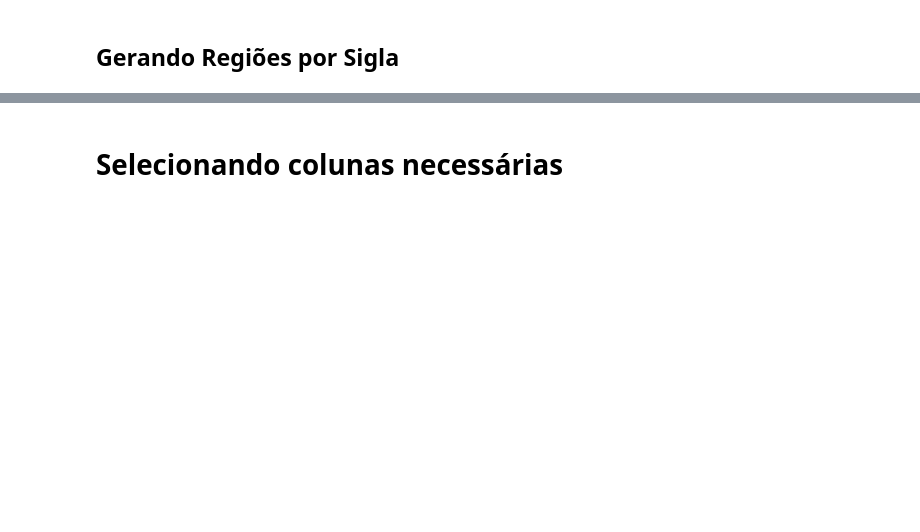
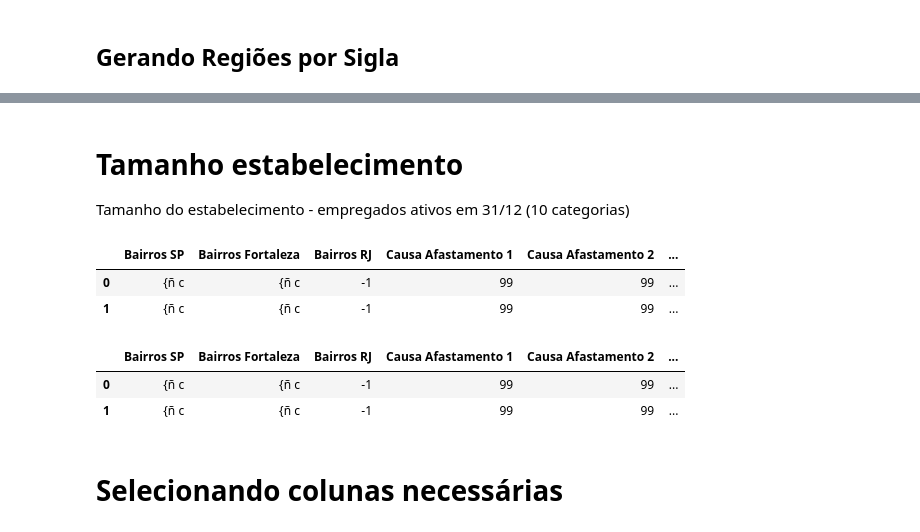
Before and after one commit to celiudos/unb_artigo_mineracao_dados, a Jupyter notebook: src/04_fazendo_join_ocup_sexo.ipynb, the cells around one changed output, grey strips where cells are left out. Drawn from its saved outputs; the diff is of its cells as text; code cells hidden in the pictures; blank space fills up the shorter version.

```diff
--- a/src/04_fazendo_join_ocup_sexo.ipynb
+++ b/src/04_fazendo_join_ocup_sexo.ipynb
@@ -154,0 +137,3 @@ df.head(2)
+# %% [markdown]
+# Tamanho estabelecimento
+Tamanho do estabelecimento - empregados ativos em 31/12 (10 categorias)
@@ -155,2 +281,55 @@ df.head(2)
+# %%
+COLS_RENAME = {
+    "Tamanho Estabelecimento": "tmh_estabalecimento_id",
+    "Tipo Vínculo": "tpo_vinculo_id",
+    "Faixa Tempo Emprego": "fxa_tmp_emprego_id",
+    "Tipo Salário": "tpo_salario_id",
+    # "Motivo Desligamento": "mot_desligamento_id",
+    "desligamento_id": "mot_desligamento_id",
+    "Sexo Trabalhador": "sexo_id",
+    # "ocupacao_id": "ocupacao_id",
+    "Escolaridade após 2005": "escolaridade_id"
+}
+df_renom = df.rename(columns=COLS_RENAME).copy()
+df_renom.head(2)
+# %% [output]
+|  | Bairros SP | Bairros Fortaleza | Bairros RJ | Causa Afastamento 1 | Causa Afastamento 2 | ... |
+| 0 | {ñ c | {ñ c | -1 | 99 | 99 | ... |
+| 1 | {ñ c | {ñ c | -1 | 99 | 99 | ... |
+# %%
+COLS_VALUES = {
+    "tmh_estabalecimento_id":TAMANHO_ESTABELECIMENTO,
+    "tpo_vinculo_id":TIPO_VINCULO,
+    "fxa_tmp_emprego_id":FAIXA_TEMPO_EMPREGO,
+    "tpo_salario_id":TIPO_SALARIO,
+    "mot_desligamento_id":MOTIVO_DESLIGAMENTO,
+    "sexo_id":SEXO,
+    "ocupacao_id":OCUPACAO,
+    "escolaridade_id":ESCOLARIDADE
+}
+
+def criar_cols_com_valores(df):
+  df_d = df.copy()
+
+  for nome_col_id, obj_k_v in COLS_VALUES.items():
+    nome_col_sem_id = nome_col_id.replace("_id", "")
+    # df_d[nome_col_id].replace("-1", 9999, inplace=True)
+    df_d[nome_col_id].fillna(-1, inplace=True)
+    df_d[nome_col_id].astype(int)
+    df_d[nome_col_sem_id] = "NA"
+    # print("1== ", nome_col_id, nome_col_sem_id, obj_k_v)
+    for sub_k, sub_v in obj_k_v.items():
+      # print("2== ", sub_k, sub_v)
+      df_d.loc[df_d[nome_col_id] == sub_v, nome_col_sem_id] = sub_k
+
+  return df_d
+
+
+df_n = criar_cols_com_valores(df_renom)
+df_n.head(2)
+# %% [output]
+|  | Bairros SP | Bairros Fortaleza | Bairros RJ | Causa Afastamento 1 | Causa Afastamento 2 | ... |
+| 0 | {ñ c | {ñ c | -1 | 99 | 99 | ... |
+| 1 | {ñ c | {ñ c | -1 | 99 | 99 | ... |
 # %% [markdown]
 # Selecionando colunas necessárias
```
Also changed, not shown: parts of 22 cells of this notebook, 4 other files.
